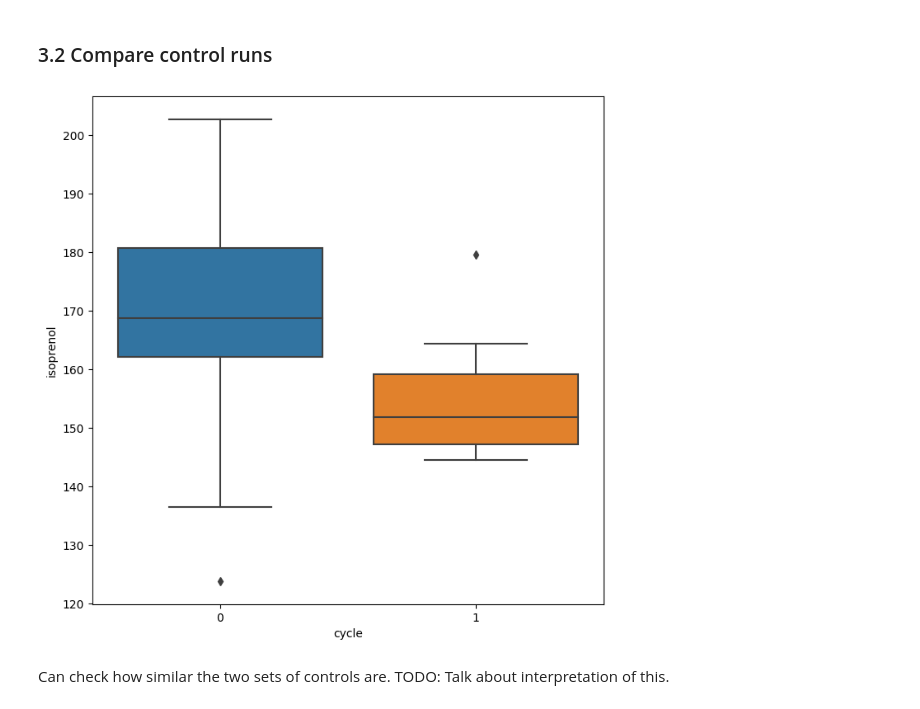
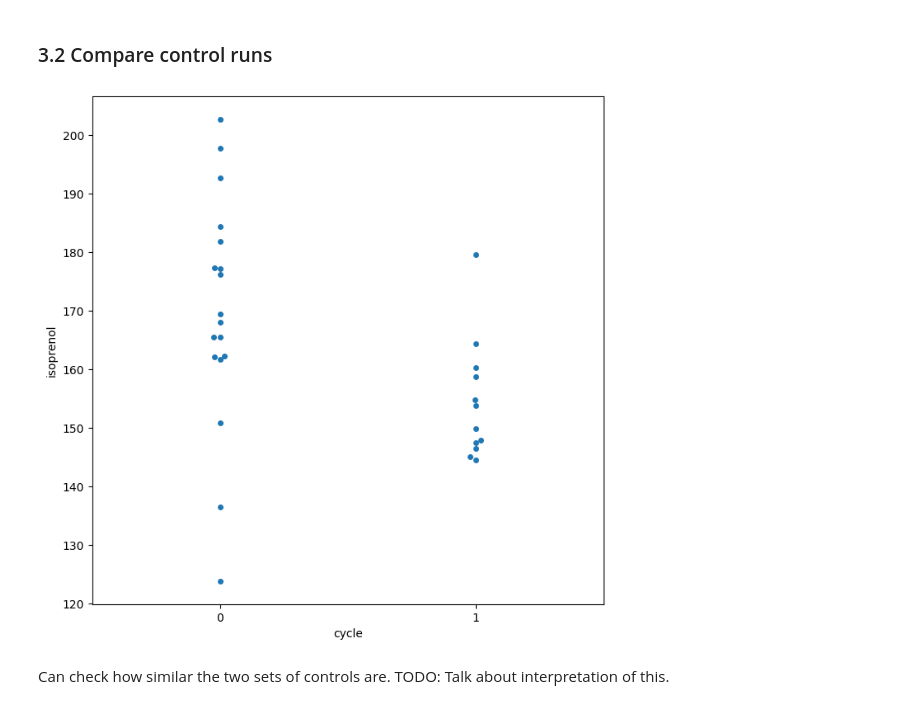
Before and after one commit to JBEI/Isoprenol_CRISPRi, a Jupyter notebook: DavidCarruthers/art_modeling_and_recommend_DBTL1.ipynb, the cells around one changed output. Drawn from its saved outputs; the diff is of its cells as text; code cells hidden in the pictures.

```diff
--- a/DavidCarruthers/art_modeling_and_recommend_DBTL1.ipynb
+++ b/DavidCarruthers/art_modeling_and_recommend_DBTL1.ipynb
@@ -88,7 +66,7 @@ Test: sample test passed
 ### 1.2 User parameters
 # %%
 user_params = {
-    'output_dir'  : './dbtl1_figures/',
+    'output_dir'  : './dbtl1_figures_and_analysis/',
     'max_guide_rnas': 5
 }
 # %% [markdown]
@@ -379,10 +321,10 @@ fig.savefig(user_params['output_dir'] + 'grna_vs_titer_boxplot.png',  bbox_inche
 ### 3.2 Compare control runs
 # %%
 fig, ax = plt.subplots(figsize = (8,8))
-sns.boxplot(data = df[df['is_control']], x = 'cycle', y = 'isoprenol')
-fig.savefig(user_params['output_dir'] + 'cycle_control_comparison_boxplot.png',  bbox_inches='tight')
+sns.swarmplot(data = df[df['is_control']], x = 'cycle', y = 'isoprenol')
+fig.savefig(user_params['output_dir'] + 'cycle_control_comparison_swarmplot.png',  bbox_inches='tight')
 # %% [output]
-[figure, old version]
+[figure, new version]
 # %% [markdown]
 Can check how similar the two sets of controls are. TODO: Talk about interpretation of this.
 # %%
```
Also changed, not shown: parts of 70 cells of this notebook, 18 other files.
